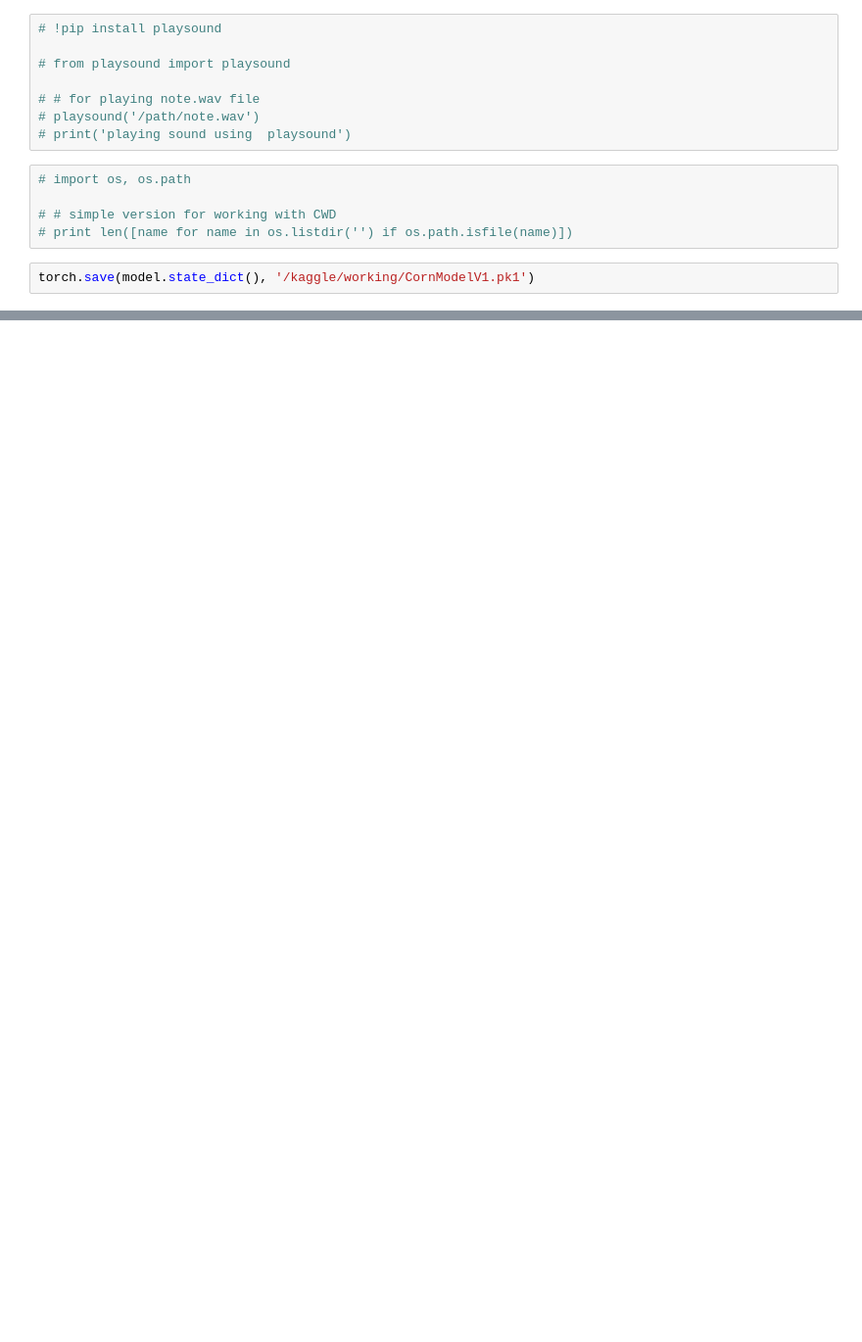
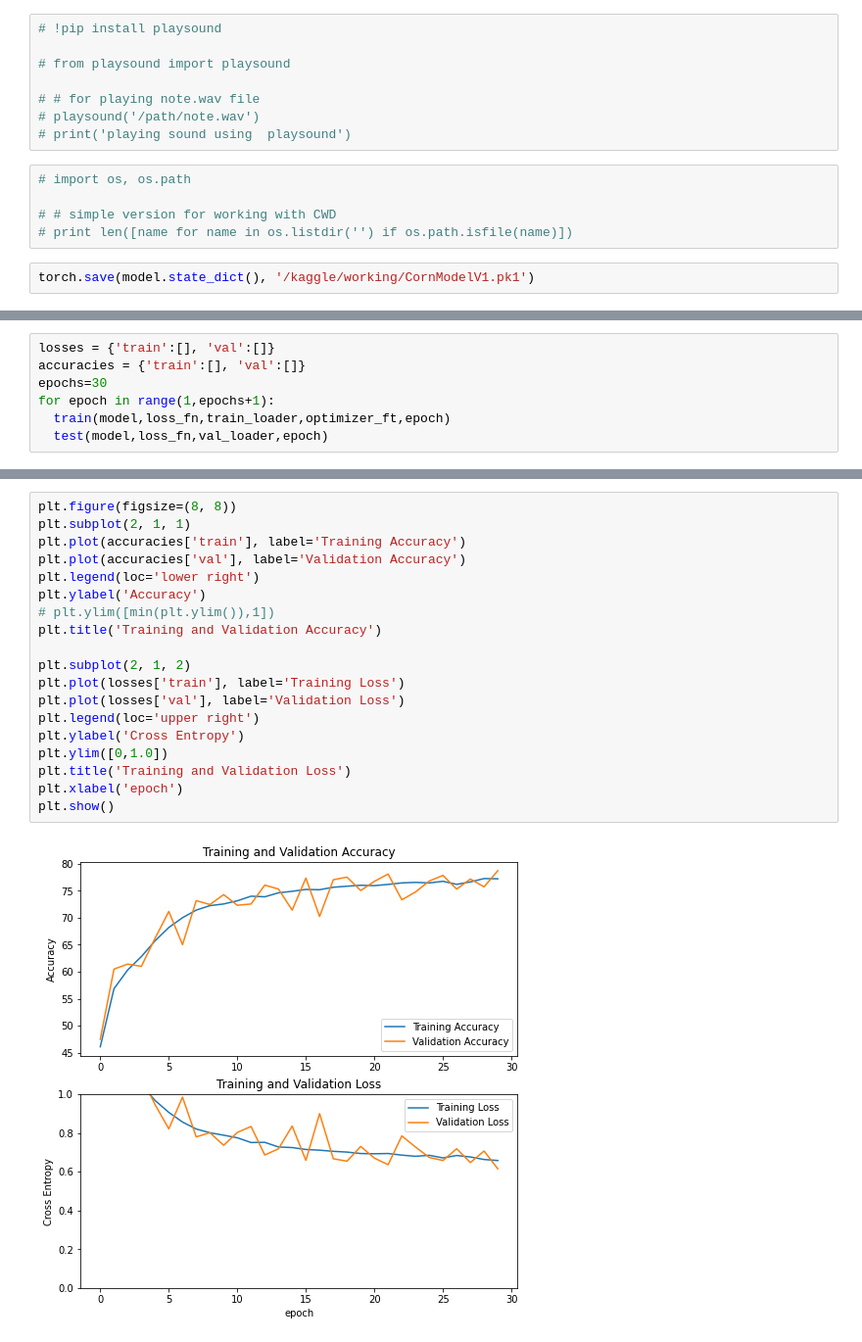
Before and after one commit to Manjuphoenix/ML_team_buzz, a Jupyter notebook: custom-model-for-corn-dataset-calculated-improved accuracy-better model.ipynb, the cells around one changed output, grey strips where cells are left out. Shown at 98% size. Cells and saved outputs as stored; diff of their text form; blank space fills up the shorter version.

```diff
--- a/custom-model-for-corn-dataset-calculated-improved accuracy-better model.ipynb
+++ b/custom-model-for-corn-dataset-calculated-improved accuracy-better model.ipynb
@@ -284,0 +484,7 @@ FileLink(r'CornModelV1.pk1')
+# %%
+losses = {'train':[], 'val':[]}
+accuracies = {'train':[], 'val':[]}
+epochs=30
+for epoch in range(1,epochs+1):
+  train(model,loss_fn,train_loader,optimizer_ft,epoch)
+  test(model,loss_fn,val_loader,epoch)
@@ -284,0 +515,21 @@ FileLink(r'CornModelV1.pk1')
+# %%
+plt.figure(figsize=(8, 8))
+plt.subplot(2, 1, 1)
+plt.plot(accuracies['train'], label='Training Accuracy')
+plt.plot(accuracies['val'], label='Validation Accuracy')
+plt.legend(loc='lower right')
+plt.ylabel('Accuracy')
+# plt.ylim([min(plt.ylim()),1])
+plt.title('Training and Validation Accuracy')
+
+plt.subplot(2, 1, 2)
+plt.plot(losses['train'], label='Training Loss')
+plt.plot(losses['val'], label='Validation Loss')
+plt.legend(loc='upper right')
+plt.ylabel('Cross Entropy')
+plt.ylim([0,1.0])
+plt.title('Training and Validation Loss')
+plt.xlabel('epoch')
+plt.show()
+# %% [output]
+[figure, added]
```
Also changed, not shown: parts of 18 cells of this notebook.
